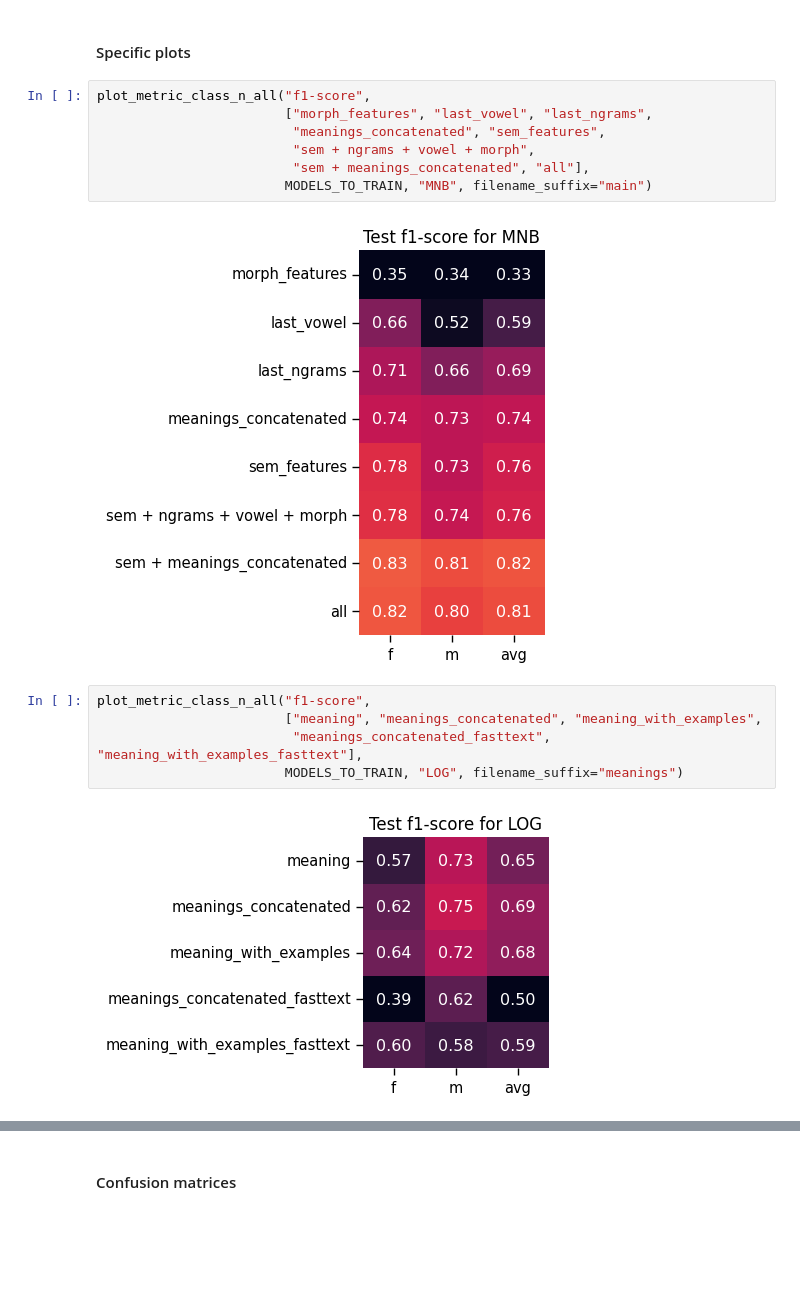
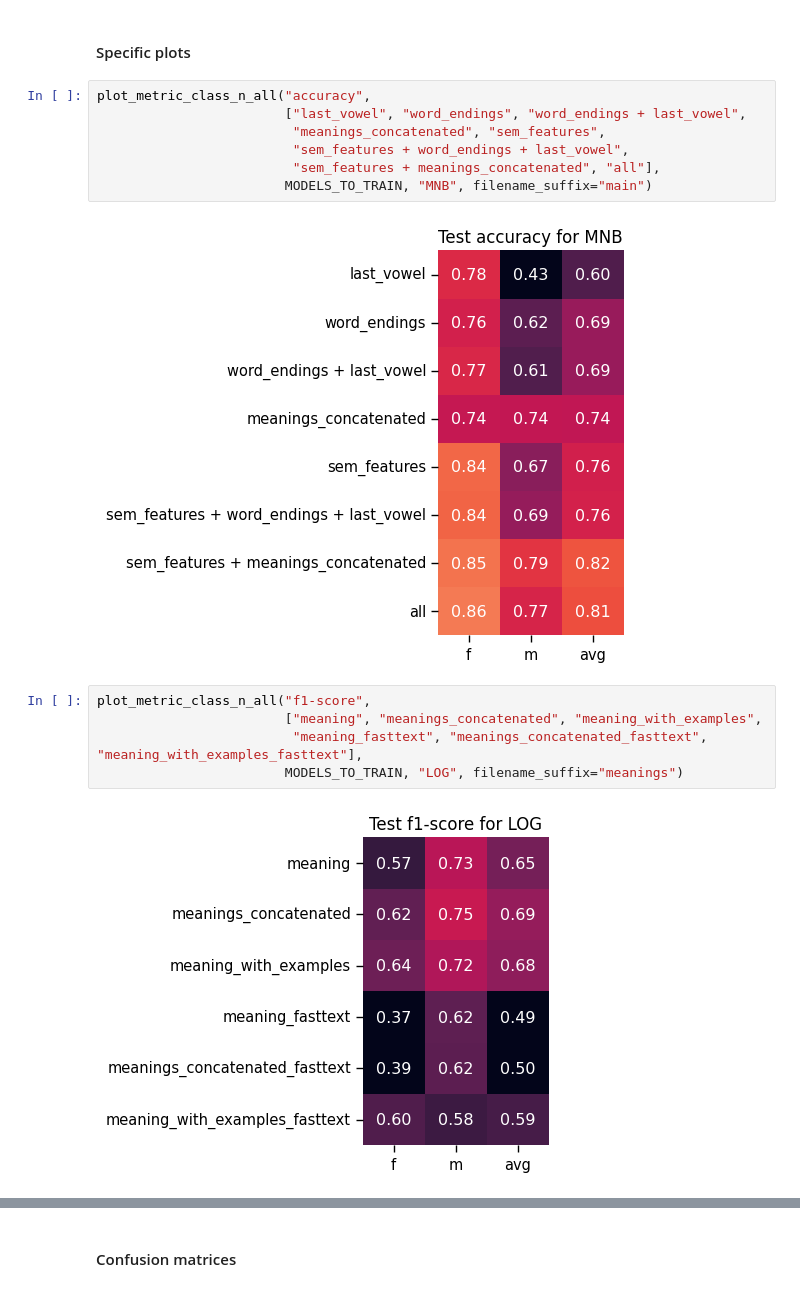
Before and after one commit to mashakrivolap/Coursework2024shughnigender, a Jupyter notebook: Predicting the Gender Category for Shughni Nouns Using Machine Learning Methods.ipynb, the cells around one changed output, grey strips where cells are left out. Cells and saved outputs as stored; diff of their text form; blank space fills up the shorter version.

Commit message:
article (pre-review) version
- deverbal & infinitive words are left intact
- no morphological features

```diff
--- a/Predicting the Gender Category for Shughni Nouns Using Machine Learning Methods.ipynb
+++ b/Predicting the Gender Category for Shughni Nouns Using Machine Learning Methods.ipynb
@@ -975,19 +960,19 @@ plot_metric_by_class("f1-score", x_feature_values, MODELS_TO_TRAIN, filename_suf
 # %% [markdown]
 #### Specific plots
 # %%
-plot_metric_class_n_all("f1-score",
-                        ["morph_features", "last_vowel", "last_ngrams",
+plot_metric_class_n_all("accuracy",
+                        ["last_vowel", "word_endings", "word_endings + last_vowel",
                          "meanings_concatenated", "sem_features",
-                         "sem + ngrams + vowel + morph",
-                         "sem + meanings_concatenated", "all"],
+                         "sem_features + word_endings + last_vowel",
+                         "sem_features + meanings_concatenated", "all"],
                         MODELS_TO_TRAIN, "MNB", filename_suffix="main")
 # %% [output]
-[figure, old version]
+[figure, new version]
 # %%
 plot_metric_class_n_all("f1-score",
                         ["meaning", "meanings_concatenated", "meaning_with_examples",
-                         "meanings_concatenated_fasttext", "meaning_with_examples_fasttext"],
+                         "meaning_fasttext", "meanings_concatenated_fasttext", "meaning_with_examples_fasttext"],
                         MODELS_TO_TRAIN, "LOG", filename_suffix="meanings")
 # %% [output]
-[figure, old version]
+[figure, new version]
 # %%
```
Also changed, not shown: parts of 25 cells of this notebook, 2 other files.
